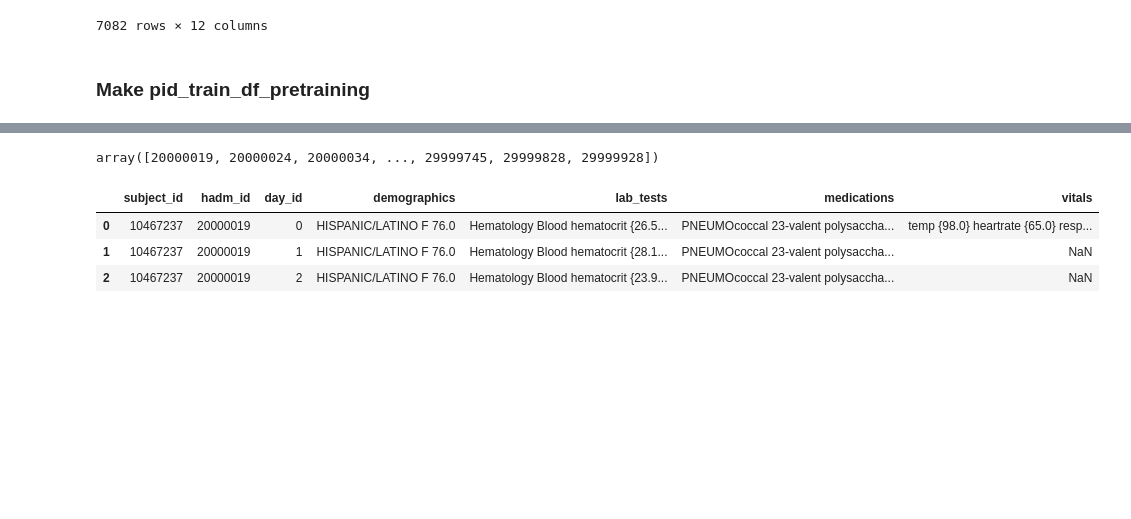
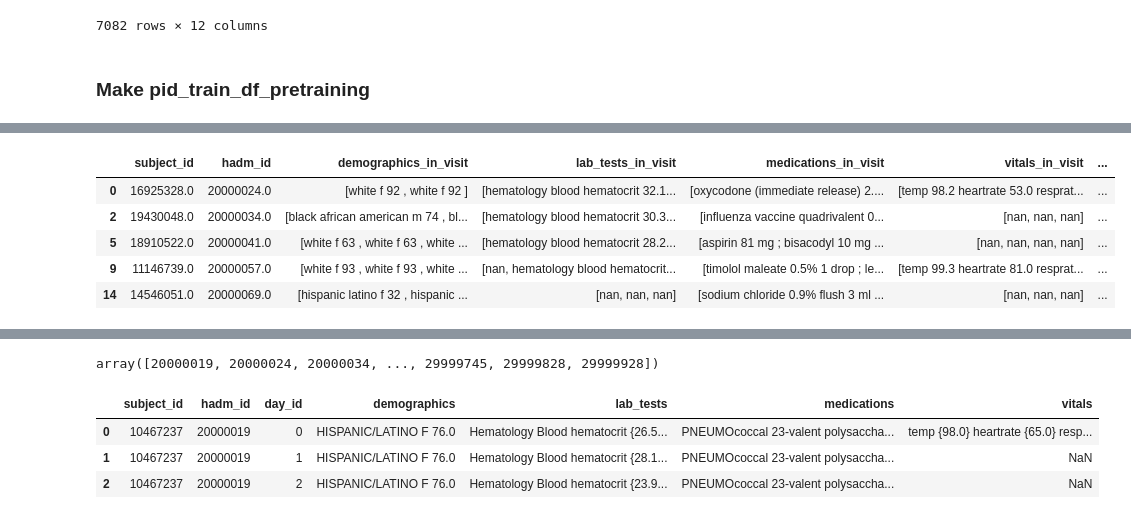
Before and after one commit to maslenkovas/aki_prediction, a Jupyter notebook: other/preprocessing.ipynb, the cells around one changed output, grey strips where cells are left out. Cells and saved outputs as stored; diff of their text form; code cells hidden in the pictures; blank space fills up the shorter version.

```diff
--- a/other/preprocessing.ipynb
+++ b/other/preprocessing.ipynb
@@ -2730,4 +2735,12 @@ make_pid_df(20010951, val_df_pre)
 # %%
-# with open(DF_PATH + 'pid_train_df_pretraining.pkl', 'rb') as f:
-#     pid_train_df_pretraining = pickle.load(f)
-# pid_train_df_pretraining.head()
+DF_PATH = '/home/svetlanamaslenkova/Documents/AKI_deep/LSTM/dataframes/'
+with open(DF_PATH + 'pid_train_df_pretraining.pkl', 'rb') as f:
+    pid_train_df_pretraining = pickle.load(f)
+pid_train_df_pretraining.head()
+# %% [output]
+|  | subject_id | hadm_id | demographics_in_visit | lab_tests_in_visit | medications_in_visit | vitals_in_visit | ... |
+| 0 | 16925328.0 | 20000024.0 | [white f 92 , white f 92 ] | [hematology blood hematocrit 32.1... | [oxycodone (immediate release) 2.... | [temp 98.2 heartrate 53.0 resprat... | ... |
+| 2 | 19430048.0 | 20000034.0 | [black african american m 74 , bl... | [hematology blood hematocrit 30.3... | [influenza vaccine quadrivalent 0... | [nan, nan, nan] | ... |
+| 5 | 18910522.0 | 20000041.0 | [white f 63 , white f 63 , white ... | [hematology blood hematocrit 28.2... | [aspirin 81 mg ; bisacodyl 10 mg ... | [nan, nan, nan, nan] | ... |
+| 9 | 11146739.0 | 20000057.0 | [white f 93 , white f 93 , white ... | [nan, hematology blood hematocrit... | [timolol maleate 0.5% 1 drop ; le... | [temp 99.3 heartrate 81.0 resprat... | ... |
+| 14 | 14546051.0 | 20000069.0 | [hispanic latino f 32 , hispanic ... | [nan, nan, nan] | [sodium chloride 0.9% flush 3 ml ... | [nan, nan, nan] | ... |
```
Also changed, not shown: parts of 15 cells of this notebook, 5 other files.
